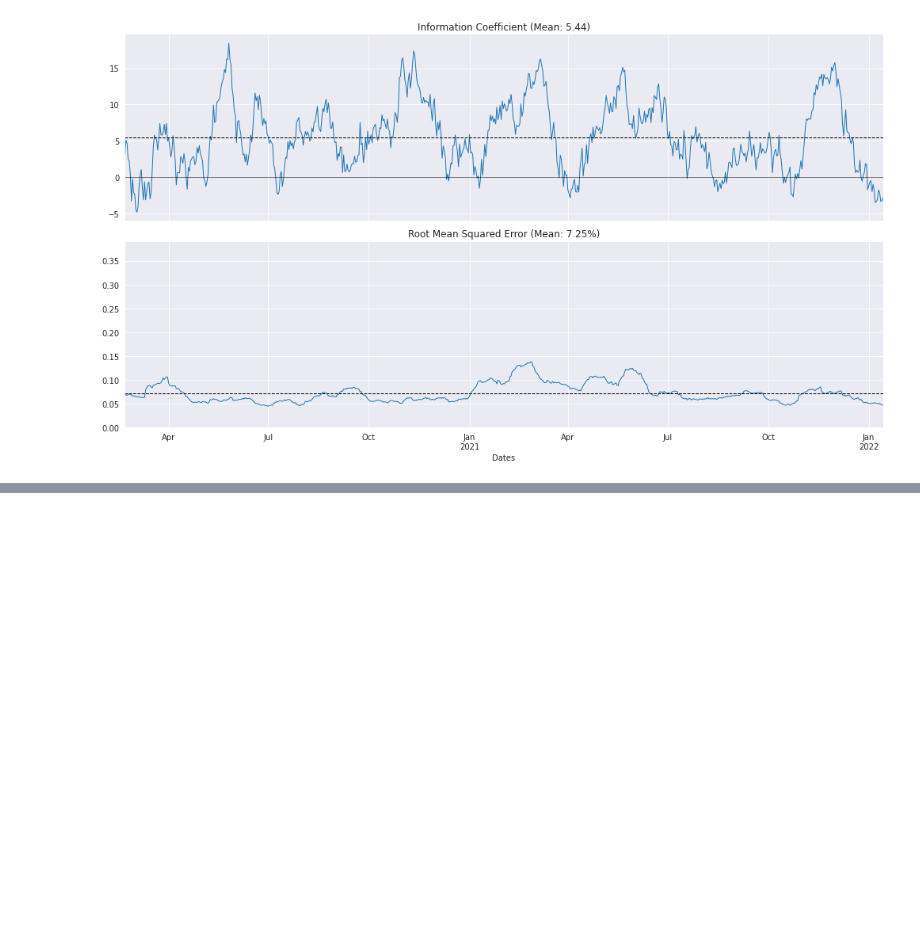
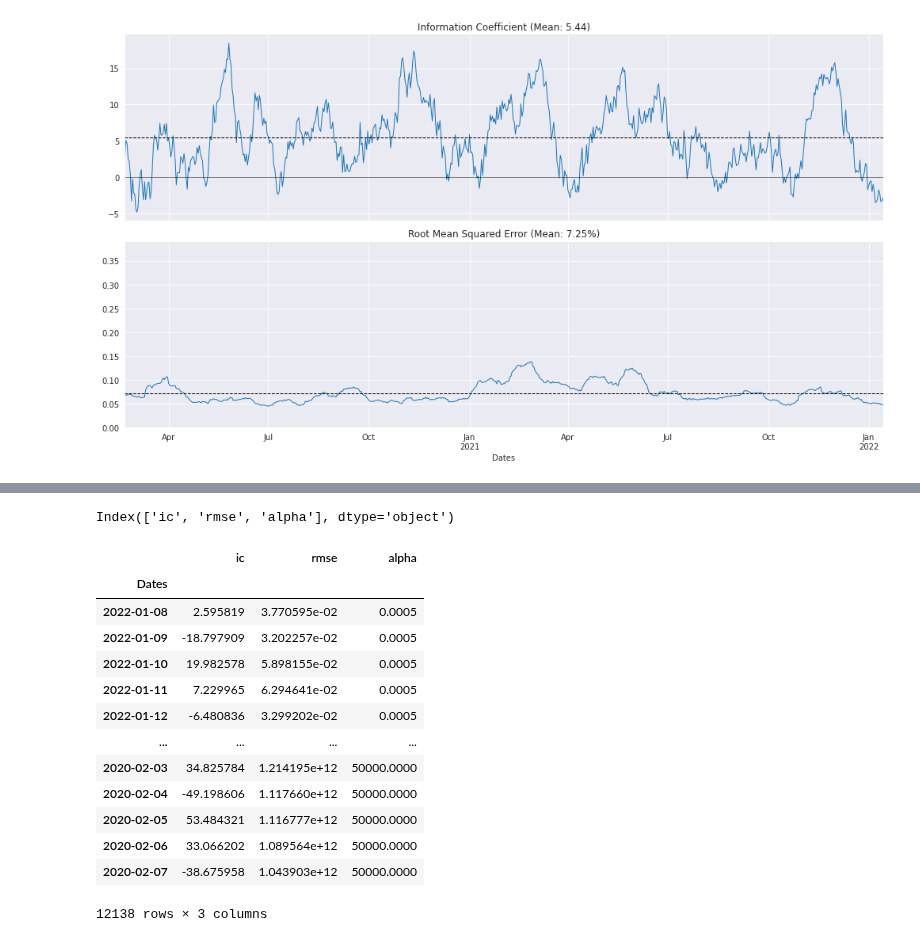
Before and after one commit to carlos-carlos/ML-Class-capstone-project, a Jupyter notebook: Step6_Predictions.ipynb, the cells around one changed output, grey strips where cells are left out. Saved outputs shown, nothing was run; the diff lists cells and outputs as text; code cells hidden in the pictures; blank space fills up the shorter version.

```diff
--- a/Step6_Predictions.ipynb
+++ b/Step6_Predictions.ipynb
@@ -247,0 +382,21 @@ plot_rolling_ic(lr_scores)
+# %%
+ridge_scores.columns
+# %% [output]
+Index(['ic', 'rmse', 'alpha'], dtype='object')
+# %%
+ridge_scores[ridge_scores.index.duplicated()]
+# %% [output]
+|  | ic | rmse | alpha |
+| Dates |  |  |  |
+| 2022-01-08 | 2.595819 | 3.770595e-02 | 0.0005 |
+| 2022-01-09 | -18.797909 | 3.202257e-02 | 0.0005 |
+| 2022-01-10 | 19.982578 | 5.898155e-02 | 0.0005 |
+| 2022-01-11 | 7.229965 | 6.294641e-02 | 0.0005 |
+| 2022-01-12 | -6.480836 | 3.299202e-02 | 0.0005 |
+| ... | ... | ... | ... |
+| 2020-02-03 | 34.825784 | 1.214195e+12 | 50000.0000 |
+| 2020-02-04 | -49.198606 | 1.117660e+12 | 50000.0000 |
+| 2020-02-05 | 53.484321 | 1.116777e+12 | 50000.0000 |
+| 2020-02-06 | 33.066202 | 1.089564e+12 | 50000.0000 |
+| 2020-02-07 | -38.675958 | 1.043903e+12 | 50000.0000 |
+12138 rows × 3 columns
```
Also changed, not shown: parts of 13 cells of this notebook, 1 other file.
